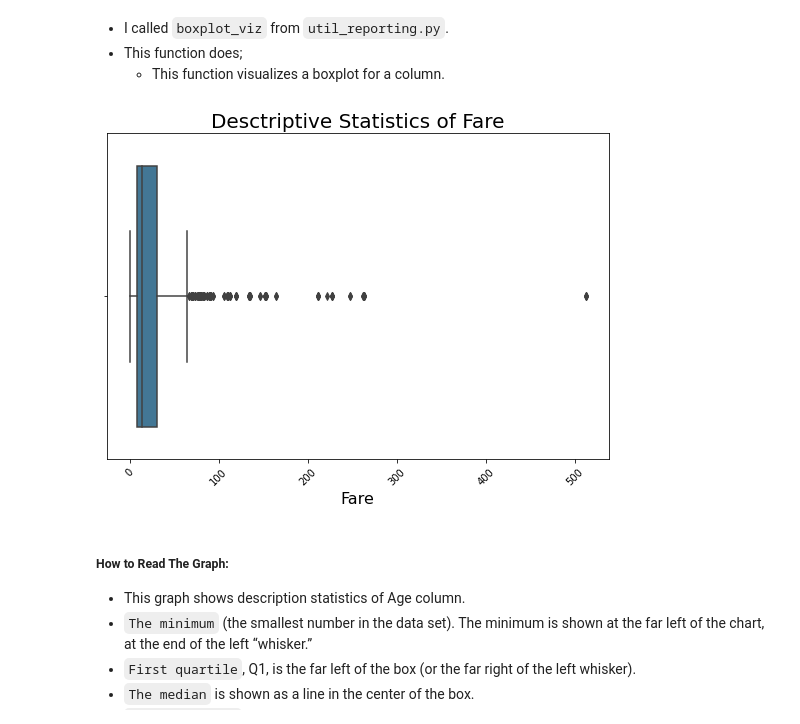
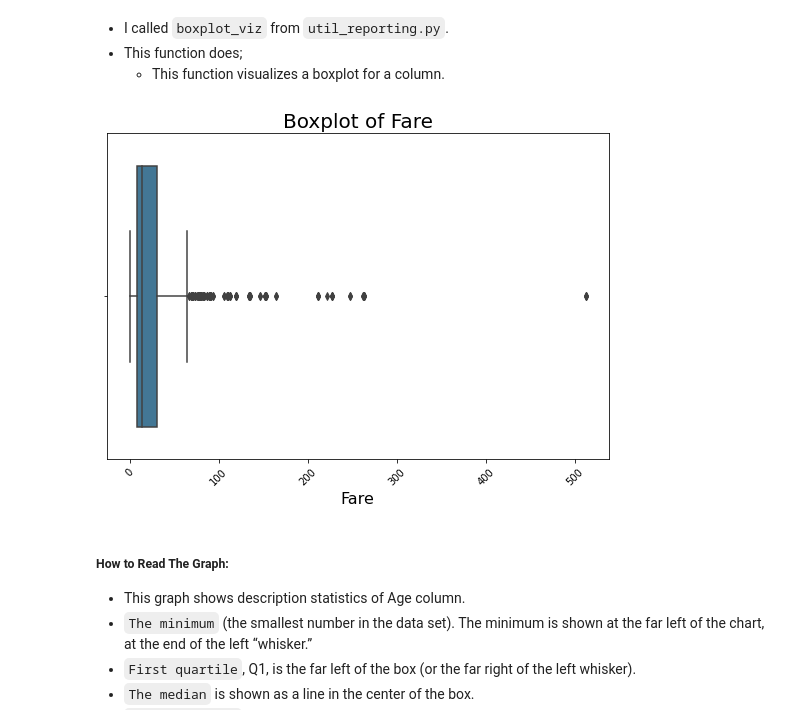
Before and after one commit to ElifKarakutukDinc/Titanic-EDA, a Jupyter notebook: EDA.ipynb, the cells around one changed output. Cells and saved outputs as stored; diff of their text form; code cells hidden in the pictures.

```diff
--- a/EDA.ipynb
+++ b/EDA.ipynb
@@ -391,9 +391,9 @@ Mode values for column:
 * This function does;
     * This function visualizes a boxplot for a column.
 # %%
-boxplot_viz(df_train, "Fare", xlabel="Fare", title="Desctriptive Statistics of Fare")
+boxplot_viz(df_train, "Fare", xlabel="Fare", title="Boxplot of Fare")
 # %% [output]
-[figure, old version]
+[figure, new version]
 # %% [markdown]
 ##### How to Read The Graph:
 * This graph shows description statistics of Age column.
```
Also changed, not shown: parts of 3 cells of this notebook.
